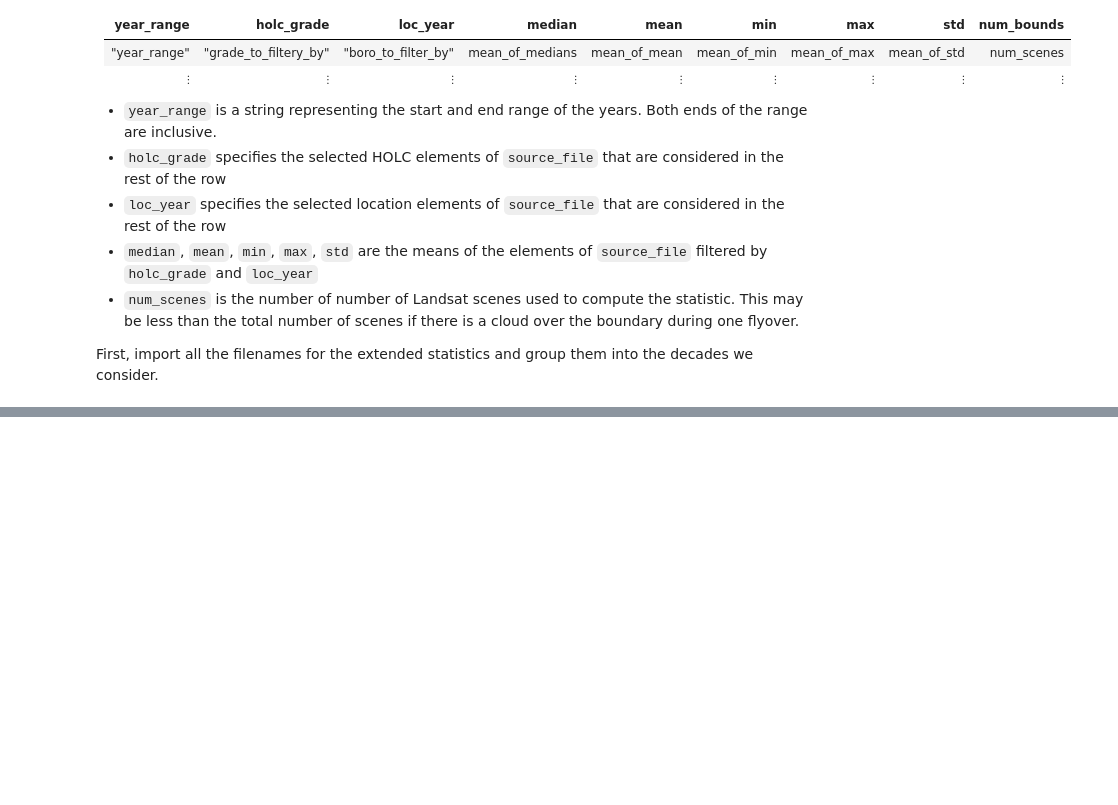
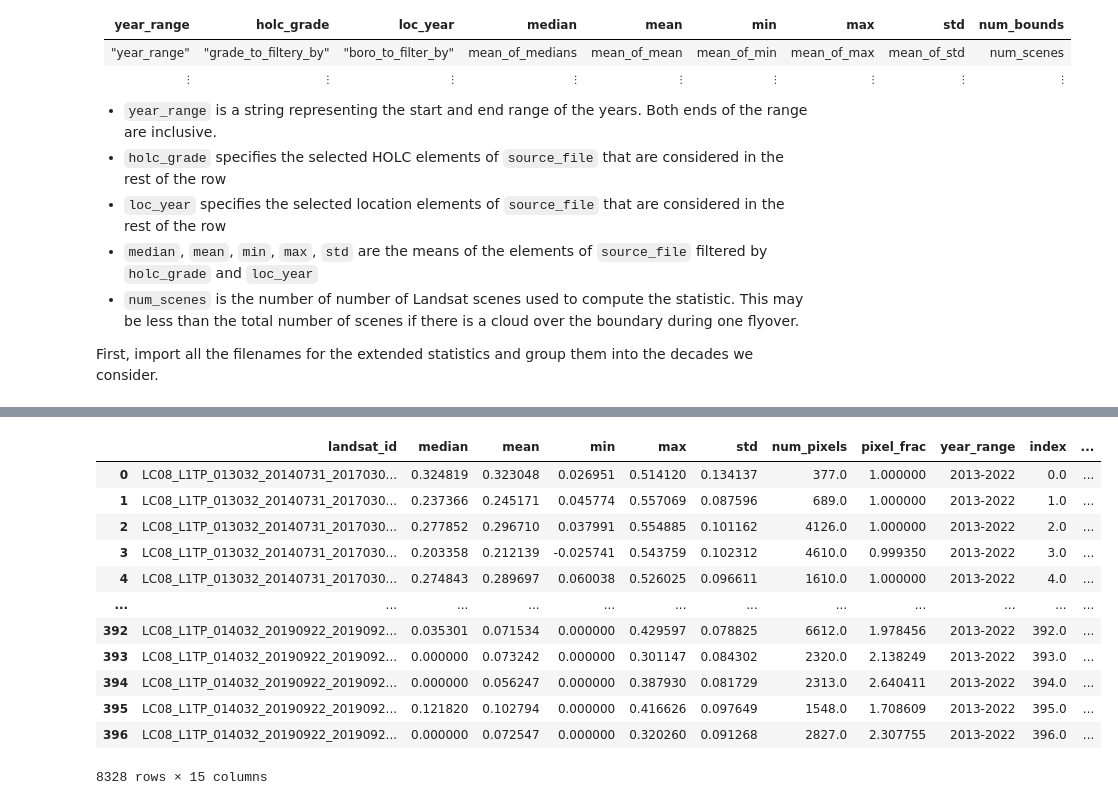
Before and after one commit to aderras/nyc-lst-ndvi, a Jupyter notebook: 00-notebooks/4_compute_summary_stats.ipynb, the cells around one changed output, grey strips where cells are left out. Saved outputs shown, nothing was run; the diff lists cells and outputs as text; code cells hidden in the pictures; blank space fills up the shorter version.

```diff
--- a/00-notebooks/4_compute_summary_stats.ipynb
+++ b/00-notebooks/4_compute_summary_stats.ipynb
@@ -635,7 +725,7 @@ helpers.get_filenames(DIR_STATS, fnames_stats)
 fnames_stats_lst = [x for x in fnames_stats if "lst" in x and "ext" in x]
 fnames_stats_ndvi = [x for x in fnames_stats if "ndvi" in x and "ext" in x]
 # %%
-pixelfrac_filter = 0.0 # OPTIONS: Any float >0.0 and <1.0
+pixelfrac_filter = 0.9 # OPTIONS: Any float >0.0 and <1.0
 #####################################################################
 
 obs_options = ["lst","ndvi"]
@@ -669,7 +759,24 @@ for obs_choice in range(len(obs_options)):
         df_filtered["year_range"] = str(year_ranges[yr][0])+"-"+str(year_ranges[yr][1])
 
         df_mean_stats = pd.concat([df_mean_stats, df_filtered])
+        df_mean_stats.drop(columns=["index"])
 
         exportname = DIR_STATS_T + "/m4_ext_"+label+\
                 "_pfilt"+str(pixelfrac_filter)+"_yr"+str(yr)+".csv"
         df_mean_stats.to_csv(exportname, index=False)
+# %%
+df_mean_stats
+# %% [output]
+|  | landsat_id | median | mean | min | max | std | num_pixels | pixel_frac | year_range | index | ... |
+| 0 | LC08_L1TP_013032_20140731_2017030... | 0.324819 | 0.323048 | 0.026951 | 0.514120 | 0.134137 | 377.0 | 1.000000 | 2013-2022 | 0.0 | ... |
+| 1 | LC08_L1TP_013032_20140731_2017030... | 0.237366 | 0.245171 | 0.045774 | 0.557069 | 0.087596 | 689.0 | 1.000000 | 2013-2022 | 1.0 | ... |
+| 2 | LC08_L1TP_013032_20140731_2017030... | 0.277852 | 0.296710 | 0.037991 | 0.554885 | 0.101162 | 4126.0 | 1.000000 | 2013-2022 | 2.0 | ... |
+| 3 | LC08_L1TP_013032_20140731_2017030... | 0.203358 | 0.212139 | -0.025741 | 0.543759 | 0.102312 | 4610.0 | 0.999350 | 2013-2022 | 3.0 | ... |
+| 4 | LC08_L1TP_013032_20140731_2017030... | 0.274843 | 0.289697 | 0.060038 | 0.526025 | 0.096611 | 1610.0 | 1.000000 | 2013-2022 | 4.0 | ... |
+| ... | ... | ... | ... | ... | ... | ... | ... | ... | ... | ... | ... |
+| 392 | LC08_L1TP_014032_20190922_2019092... | 0.035301 | 0.071534 | 0.000000 | 0.429597 | 0.078825 | 6612.0 | 1.978456 | 2013-2022 | 392.0 | ... |
+| 393 | LC08_L1TP_014032_20190922_2019092... | 0.000000 | 0.073242 | 0.000000 | 0.301147 | 0.084302 | 2320.0 | 2.138249 | 2013-2022 | 393.0 | ... |
+| 394 | LC08_L1TP_014032_20190922_2019092... | 0.000000 | 0.056247 | 0.000000 | 0.387930 | 0.081729 | 2313.0 | 2.640411 | 2013-2022 | 394.0 | ... |
+| 395 | LC08_L1TP_014032_20190922_2019092... | 0.121820 | 0.102794 | 0.000000 | 0.416626 | 0.097649 | 1548.0 | 1.708609 | 2013-2022 | 395.0 | ... |
+| 396 | LC08_L1TP_014032_20190922_2019092... | 0.000000 | 0.072547 | 0.000000 | 0.320260 | 0.091268 | 2827.0 | 2.307755 | 2013-2022 | 396.0 | ... |
+8328 rows × 15 columns
```
Also changed, not shown: parts of 16 cells of this notebook.
